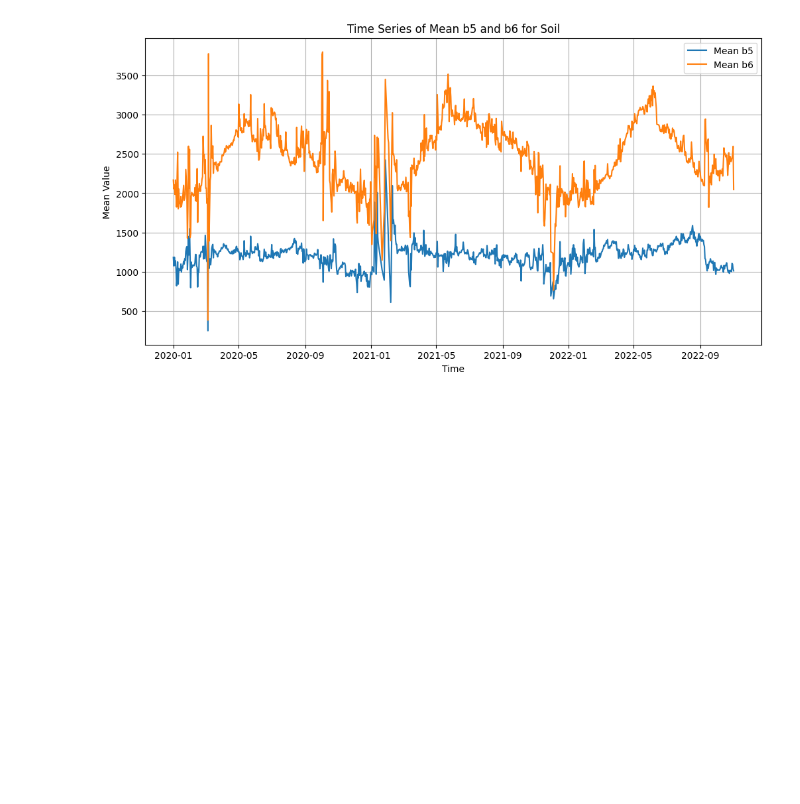
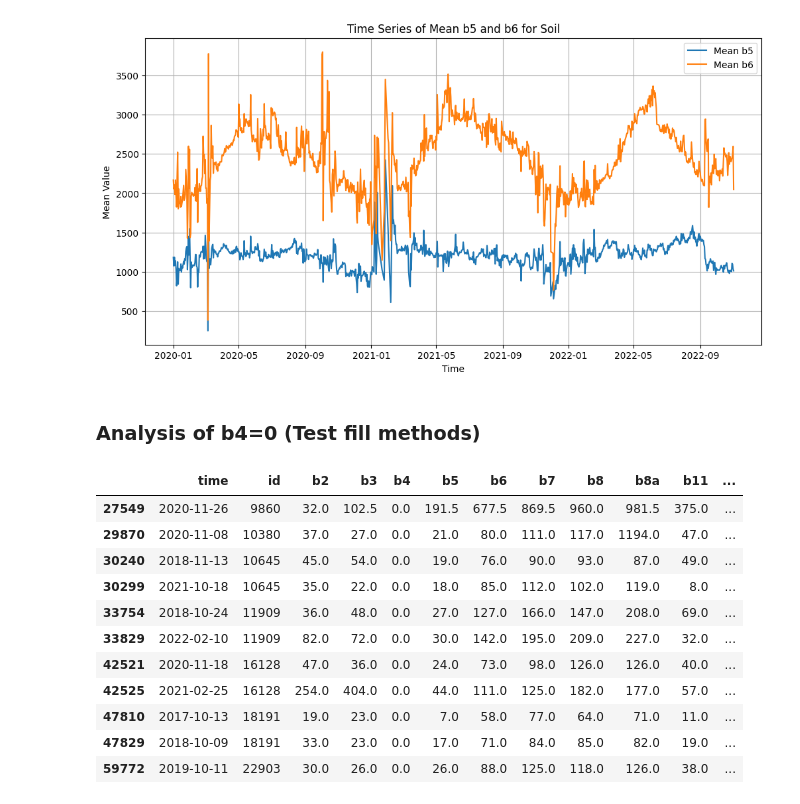
Before and after one commit to RafaelRiesle/tree_classification, a Jupyter notebook: notebooks/evelin/analysis_spectral_bands.ipynb, the cells around one changed output. Saved outputs shown, nothing was run; the diff lists cells and outputs as text; code cells hidden in the pictures; blank space fills up the shorter version.

```diff
--- a/notebooks/evelin/analysis_spectral_bands.ipynb
+++ b/notebooks/evelin/analysis_spectral_bands.ipynb
@@ -241,3 +240,20 @@ plt.grid(True)
 plt.show()
 # %% [output]
 [figure]
+# %% [markdown]
+### Analysis of b4=0 (Test fill methods)
+# %%
+df_clean[df_clean["b4"]==0]
+# %% [output]
+|  | time | id | b2 | b3 | b4 | b5 | b6 | b7 | b8 | b8a | b11 | ... |
+| 27549 | 2020-11-26 | 9860 | 32.0 | 102.5 | 0.0 | 191.5 | 677.5 | 869.5 | 960.0 | 981.5 | 375.0 | ... |
+| 29870 | 2020-11-08 | 10380 | 37.0 | 27.0 | 0.0 | 21.0 | 80.0 | 111.0 | 117.0 | 1194.0 | 47.0 | ... |
+| 30240 | 2018-11-13 | 10645 | 45.0 | 54.0 | 0.0 | 19.0 | 76.0 | 90.0 | 93.0 | 87.0 | 49.0 | ... |
+| 30299 | 2021-10-18 | 10645 | 35.0 | 22.0 | 0.0 | 18.0 | 85.0 | 112.0 | 102.0 | 119.0 | 8.0 | ... |
+| 33754 | 2018-10-24 | 11909 | 36.0 | 48.0 | 0.0 | 27.0 | 127.0 | 166.0 | 147.0 | 208.0 | 69.0 | ... |
+| 33829 | 2022-02-10 | 11909 | 82.0 | 72.0 | 0.0 | 30.0 | 142.0 | 195.0 | 209.0 | 227.0 | 32.0 | ... |
+| 42521 | 2020-11-18 | 16128 | 47.0 | 36.0 | 0.0 | 24.0 | 73.0 | 98.0 | 126.0 | 126.0 | 40.0 | ... |
+| 42525 | 2021-02-25 | 16128 | 254.0 | 404.0 | 0.0 | 44.0 | 111.0 | 125.0 | 182.0 | 177.0 | 57.0 | ... |
+| 47810 | 2017-10-13 | 18191 | 19.0 | 23.0 | 0.0 | 7.0 | 58.0 | 77.0 | 64.0 | 71.0 | 11.0 | ... |
+| 47829 | 2018-10-09 | 18191 | 33.0 | 23.0 | 0.0 | 17.0 | 71.0 | 84.0 | 85.0 | 82.0 | 19.0 | ... |
+| 59772 | 2019-10-11 | 22903 | 30.0 | 26.0 | 0.0 | 26.0 | 88.0 | 125.0 | 118.0 | 126.0 | 38.0 | ... |
```
Also changed, not shown: parts of 5 cells of this notebook.
